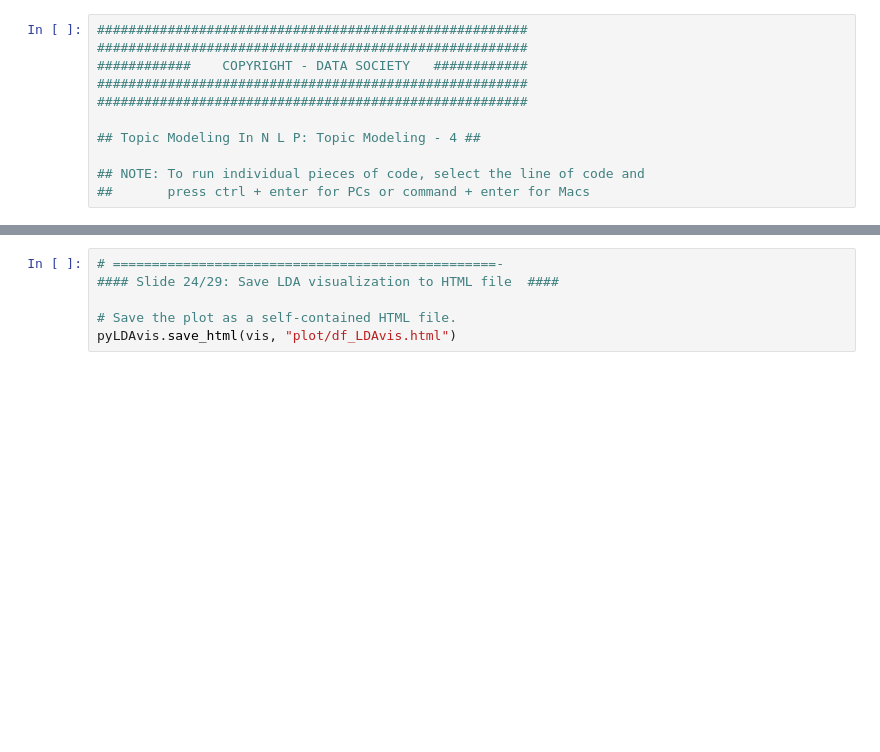
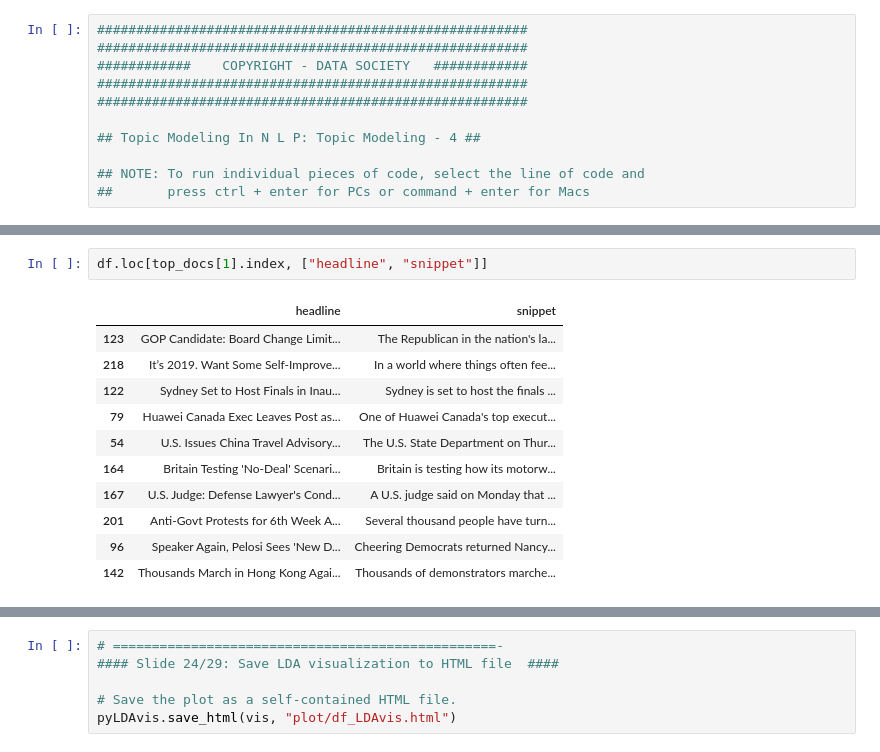
Before and after one commit to maptv/Text-Mining, a Jupyter notebook: TopicModeling-code.ipynb, the cells around one changed output, grey strips where cells are left out. Saved outputs shown, nothing was run; the diff lists cells and outputs as text; blank space fills up the shorter version.

```diff
--- a/TopicModeling-code.ipynb
+++ b/TopicModeling-code.ipynb
@@ -583,0 +649,14 @@ print(doc_topic_pairs_df.iloc[0:10,])
+# %%
+df.loc[top_docs[1].index, ["headline", "snippet"]]
+# %% [output]
+|  | headline | snippet |
+| 123 | GOP Candidate: Board Change Limit... | The Republican in the nation's la... |
+| 218 | It’s 2019. Want Some Self-Improve... | In a world where things often fee... |
+| 122 | Sydney Set to Host Finals in Inau... | Sydney is set to host the finals ... |
+| 79 | Huawei Canada Exec Leaves Post as... | One of Huawei Canada's top execut... |
+| 54 | U.S. Issues China Travel Advisory... | The U.S. State Department on Thur... |
+| 164 | Britain Testing 'No-Deal' Scenari... | Britain is testing how its motorw... |
+| 167 | U.S. Judge: Defense Lawyer's Cond... | A U.S. judge said on Monday that ... |
+| 201 | Anti-Govt Protests for 6th Week A... | Several thousand people have turn... |
+| 96 | Speaker Again, Pelosi Sees 'New D... | Cheering Democrats returned Nancy... |
+| 142 | Thousands March in Hong Kong Agai... | Thousands of demonstrators marche... |
```
Also changed, not shown: parts of 40 cells of this notebook, 1 other file.
